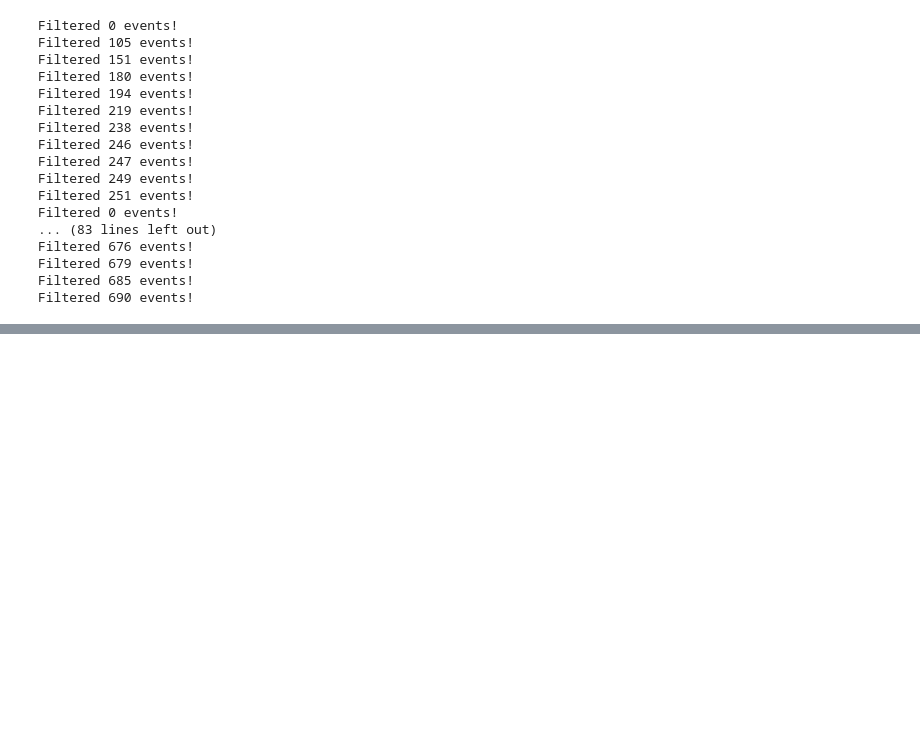
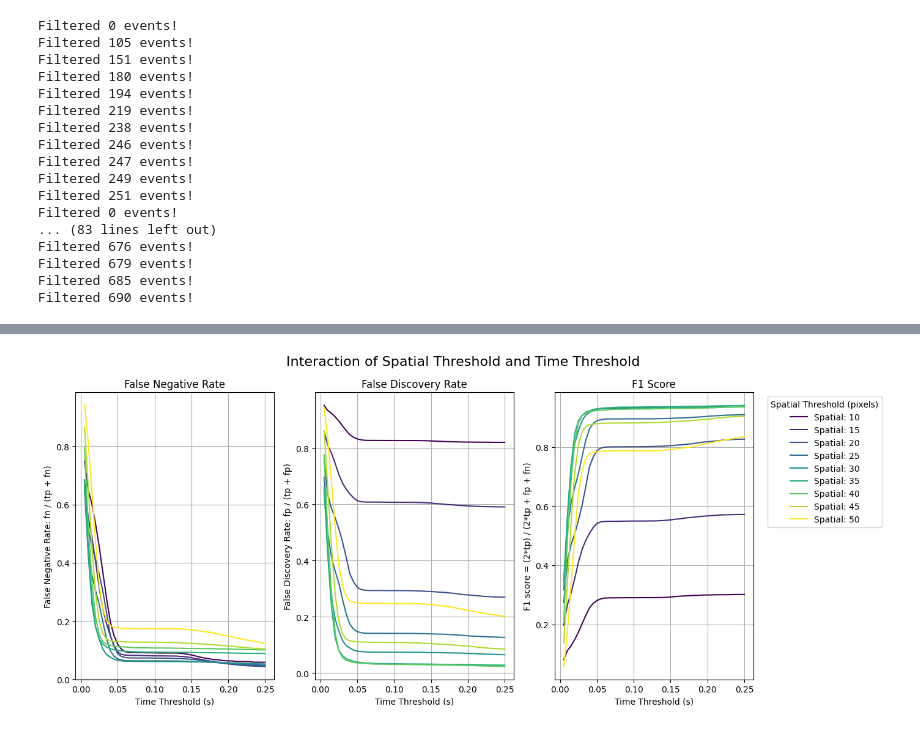
Before and after one commit to 1mattbecker/kinematics_analysis, a Jupyter notebook: code/tongue_lickometer.ipynb, the cells around one changed output, grey strips where cells are left out. Saved outputs shown, nothing was run; the diff lists cells and outputs as text; code cells hidden in the pictures; blank space fills up the shorter version.

```diff
--- a/code/tongue_lickometer.ipynb
+++ b/code/tongue_lickometer.ipynb
@@ -279,0 +369,75 @@ Filtered 690 events!
+# %%
+import matplotlib.pyplot as plt
+import pandas as pd
+import numpy as np
+
+# Assuming results_df is already defined
+
+# Create interaction plot with subplots
+fig, axs = plt.subplots(1, 3, figsize=(14, 6))
+
+# Group the DataFrame by 'time_threshold' and 'spatial_threshold' and calculate the mean of the relevant columns
+grouped_df = results_df.groupby(['time_threshold', 'spatial_threshold']).mean().reset_index()
+
+# Get unique spatial thresholds and define a colormap
+unique_spatial_thresholds = grouped_df['spatial_threshold'].unique()
+num_colors = len(unique_spatial_thresholds)
+cmap = plt.get_cmap('viridis', num_colors)  # Use a colormap with enough distinct colors
+
+# FNR interaction plot
+for i, spatial_threshold in enumerate(unique_spatial_thresholds):
+    # Filter DataFrame for the current spatial threshold
+    filtered_df = grouped_df[grouped_df['spatial_threshold'] == spatial_threshold]
+
+    # Plot the False Negative Rate
+    axs[0].plot(filtered_df['time_threshold'],
+                 filtered_df['false_negative_rate'],
+                 label=f'Spatial: {spatial_threshold}',
+                 color=cmap(i))
+
+axs[0].set_title('False Negative Rate')
+axs[0].set_xlabel('Time Threshold (s)')
+axs[0].set_ylabel('False Negative Rate: fn / (tp + fn)')
+# axs[0].legend(title='Spatial Threshold (pixels)', bbox_to_anchor=(1.05, 1), loc='upper left')
+axs[0].grid()
+
+# FDR interaction plot
+for i, spatial_threshold in enumerate(unique_spatial_thresholds):
+    # Filter DataFrame for the current spatial threshold
+    filtered_df = grouped_df[grouped_df['spatial_threshold'] == spatial_threshold]
+
+    # Plot the False Discovery Rate
+    axs[1].plot(filtered_df['time_threshold'],
+                 filtered_df['false_discovery_rate'],
+                 label=f'Spatial: {spatial_threshold}',
+                 color=cmap(i))
+
+axs[1].set_title('False Discovery Rate')
+axs[1].set_xlabel('Time Threshold (s)')
+axs[1].set_ylabel('False Discovery Rate: fp / (tp + fp)')
+# axs[1].legend(title='Spatial Threshold (pixels)', bbox_to_anchor=(1.05, 1), loc='upper left')
+axs[1].grid()
+
+# f1_score interaction plot
+for i, spatial_threshold in enumerate(unique_spatial_thresholds):
+    # Filter DataFrame for the current spatial threshold
+    filtered_df = grouped_df[grouped_df['spatial_threshold'] == spatial_threshold]
+
+    # Plot the False Discovery Rate
+    axs[2].plot(filtered_df['time_threshold'],
+                 filtered_df['f1_score'],
+                 label=f'Spatial: {spatial_threshold}',
+                 color=cmap(i))
+
+axs[2].set_title('F1 Score')
+axs[2].set_xlabel('Time Threshold (s)')
+axs[2].set_ylabel('F1 score = (2*tp) / (2*tp + fp + fn)')
+axs[2].legend(title='Spatial Threshold (pixels)', bbox_to_anchor=(1.05, 1), loc='upper left')
+axs[2].grid()
+
+fig.suptitle('Interaction of Spatial Threshold and Time Threshold', fontsize=16)
+
+plt.tight_layout()
+plt.show()
+# %% [output]
+[figure, added]
```
Also changed, not shown: parts of 23 cells of this notebook.
